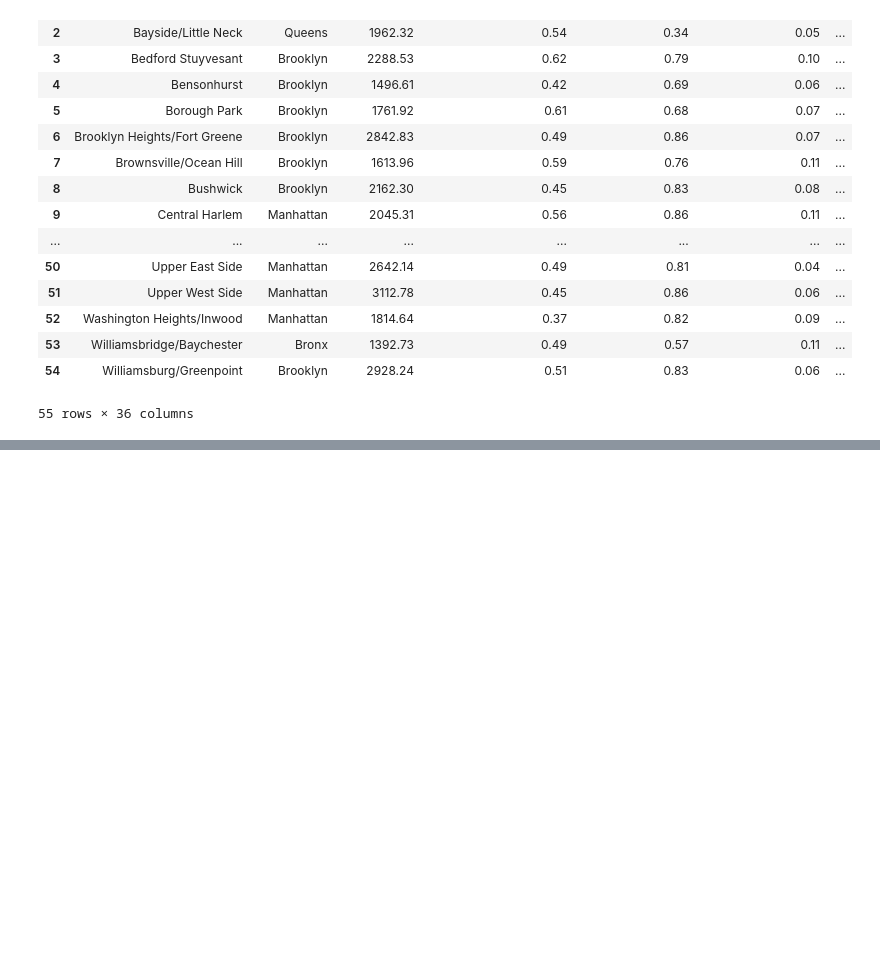
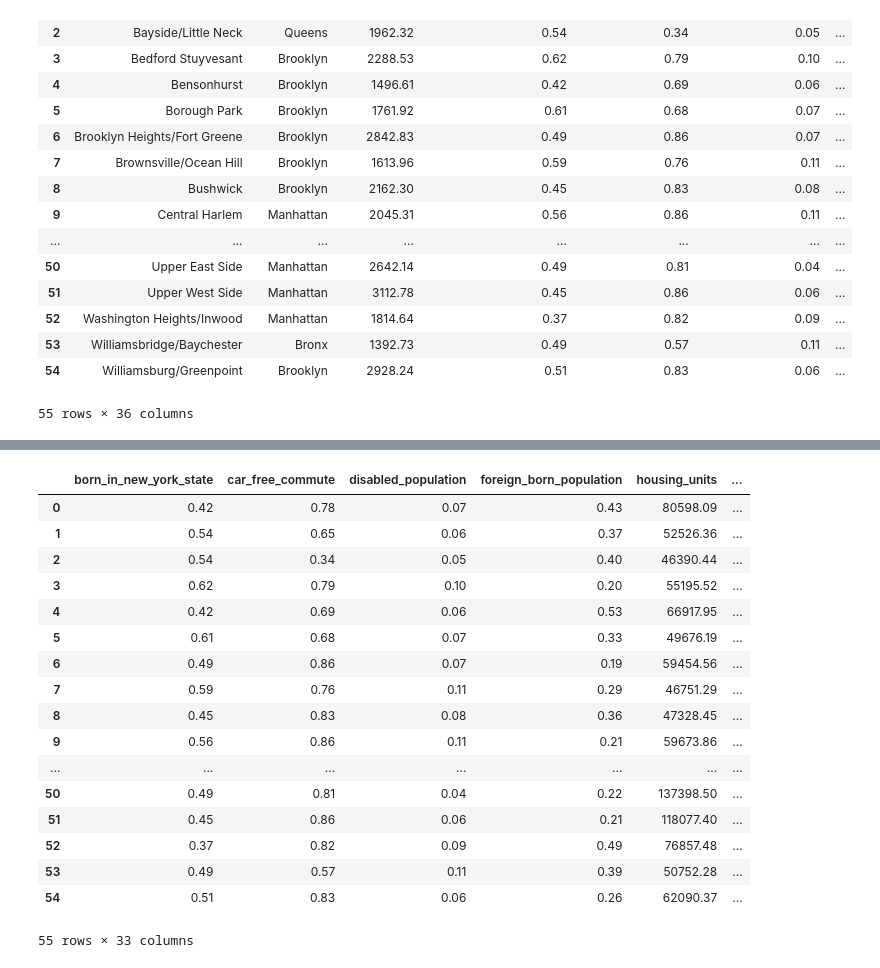
Before and after one commit to dcodess/NYCTownHallProject, a Jupyter notebook: archive/bingus.ipynb, the cells around one changed output, grey strips where cells are left out. Cells and saved outputs as stored; diff of their text form; code cells hidden in the pictures; blank space fills up the shorter version.

```diff
--- a/archive/bingus.ipynb
+++ b/archive/bingus.ipynb
@@ -28,0 +90,21 @@ data
+# %%
+x
+# %% [output]
+|  | born_in_new_york_state | car_free_commute | disabled_population | foreign_born_population | housing_units | ... |
+| 0 | 0.42 | 0.78 | 0.07 | 0.43 | 80598.09 | ... |
+| 1 | 0.54 | 0.65 | 0.06 | 0.37 | 52526.36 | ... |
+| 2 | 0.54 | 0.34 | 0.05 | 0.40 | 46390.44 | ... |
+| 3 | 0.62 | 0.79 | 0.10 | 0.20 | 55195.52 | ... |
+| 4 | 0.42 | 0.69 | 0.06 | 0.53 | 66917.95 | ... |
+| 5 | 0.61 | 0.68 | 0.07 | 0.33 | 49676.19 | ... |
+| 6 | 0.49 | 0.86 | 0.07 | 0.19 | 59454.56 | ... |
+| 7 | 0.59 | 0.76 | 0.11 | 0.29 | 46751.29 | ... |
+| 8 | 0.45 | 0.83 | 0.08 | 0.36 | 47328.45 | ... |
+| 9 | 0.56 | 0.86 | 0.11 | 0.21 | 59673.86 | ... |
+| ... | ... | ... | ... | ... | ... | ... |
+| 50 | 0.49 | 0.81 | 0.04 | 0.22 | 137398.50 | ... |
+| 51 | 0.45 | 0.86 | 0.06 | 0.21 | 118077.40 | ... |
+| 52 | 0.37 | 0.82 | 0.09 | 0.49 | 76857.48 | ... |
+| 53 | 0.49 | 0.57 | 0.11 | 0.39 | 50752.28 | ... |
+| 54 | 0.51 | 0.83 | 0.06 | 0.26 | 62090.37 | ... |
+55 rows × 33 columns
```
Also changed, not shown: parts of 29 cells of this notebook, 1 other file.
